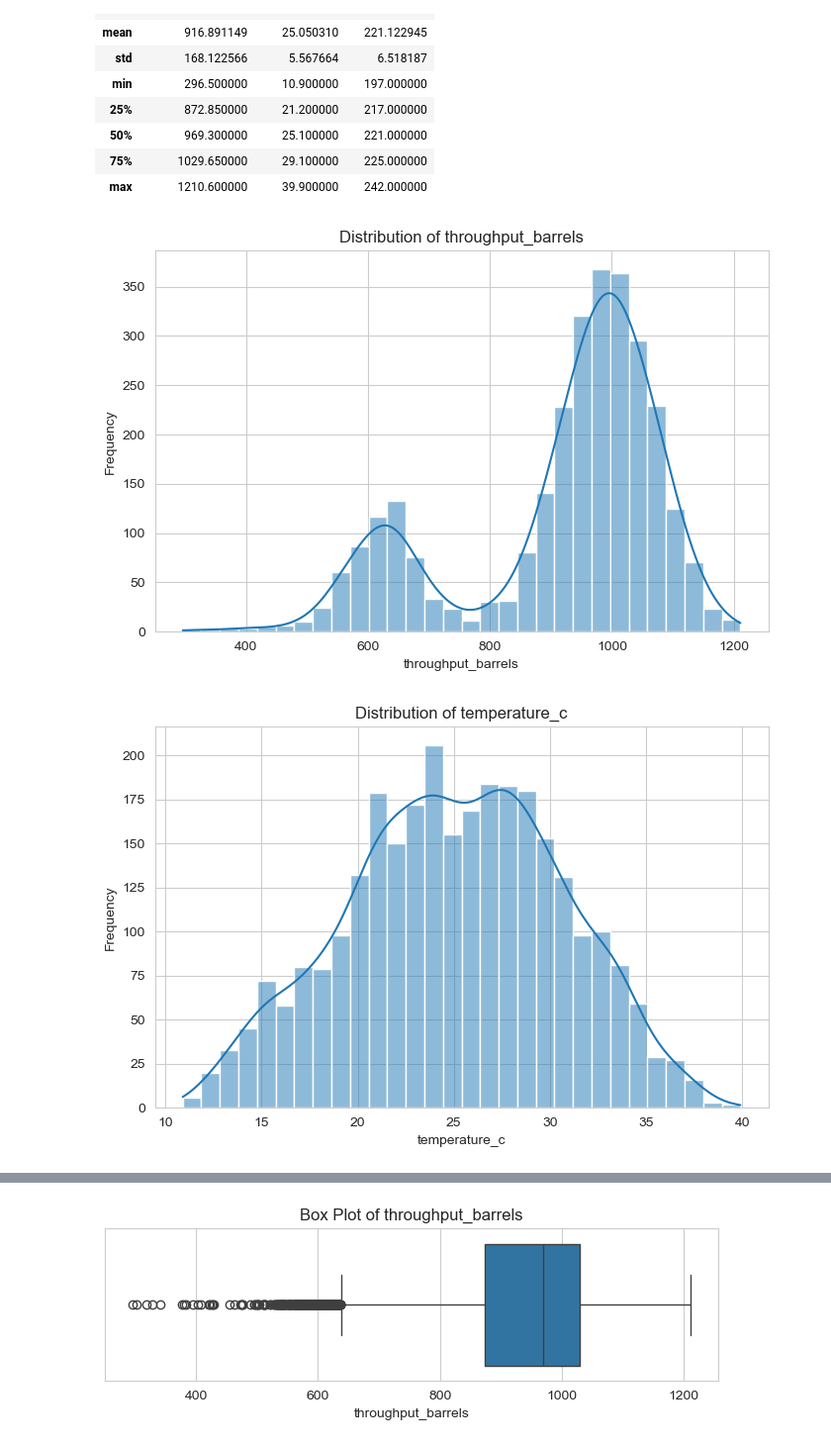
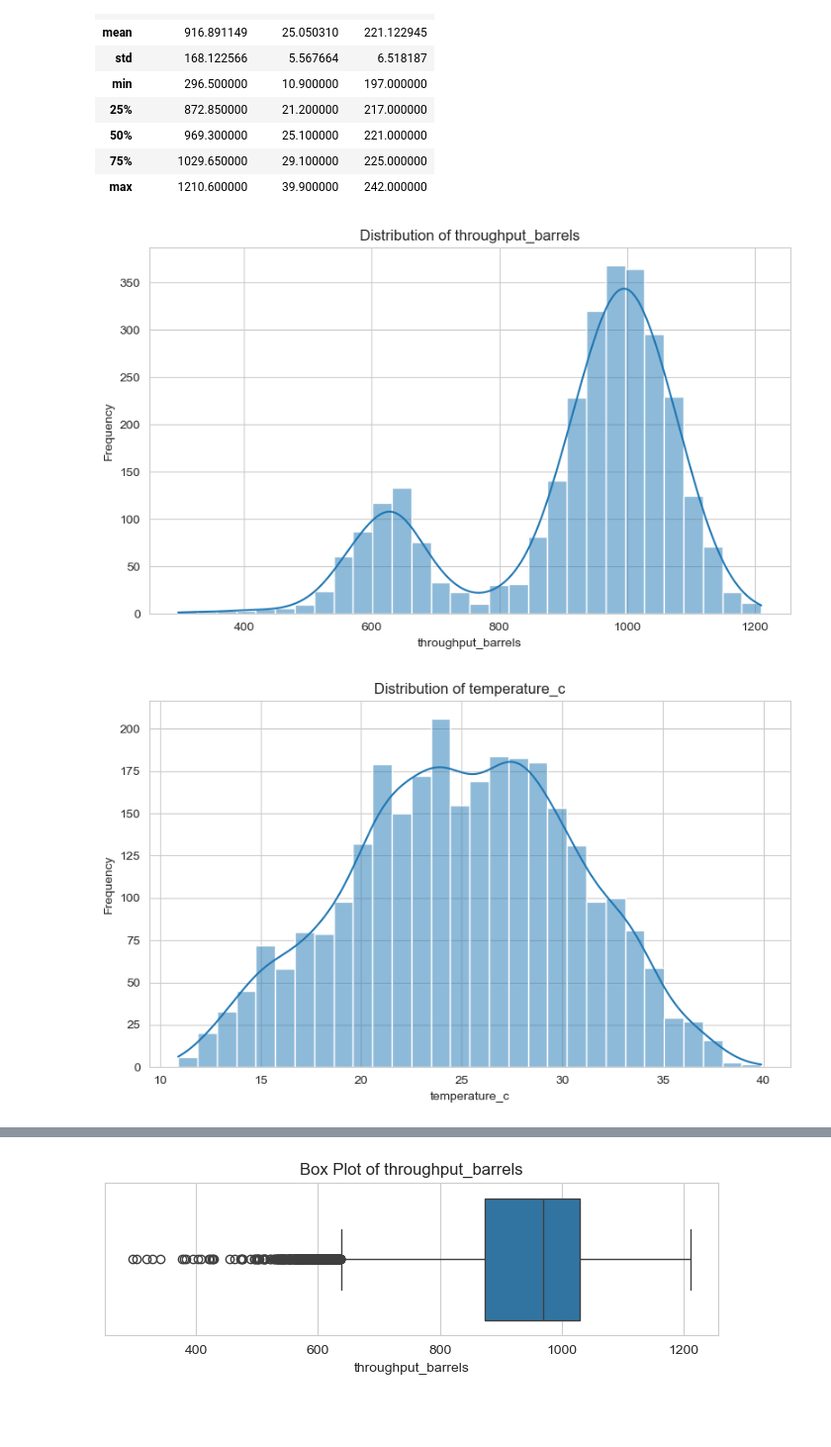
Before and after one commit to WanjikuSharon/week5_diagnostics_analysis, a Jupyter notebook: week5_diagnostics_analysis.ipynb, the cells around one changed output, grey strips where cells are left out. Shown at 99% size. Saved outputs shown, nothing was run; the diff lists cells and outputs as text; code cells hidden in the pictures; blank space fills up the shorter version.

```diff
--- a/week5_diagnostics_analysis.ipynb
+++ b/week5_diagnostics_analysis.ipynb
@@ -187,15 +187,24 @@ df[numerical_cols].describe()
 # %%
 # Histograms for numerical variables
 
 for column in numerical_cols:
     plt.figure(figsize=(8,5))
+
     sns.histplot(df[column], bins=30, kde=True)
 
     plt.title(f"Distribution of {column}")
     plt.xlabel(column)
     plt.ylabel("Frequency")
 
+    plt.tight_layout()
+
+    plt.savefig(
+        f"charts/{column}_distribution.png",
+        dpi=300,
+        bbox_inches="tight"
+    )
+
     plt.show()
 # %% [output]
-[figure, old version]
+[figure, new version]
-[figure, old version]
+[figure, new version]
```
Also changed, not shown: parts of 2 cells of this notebook.
